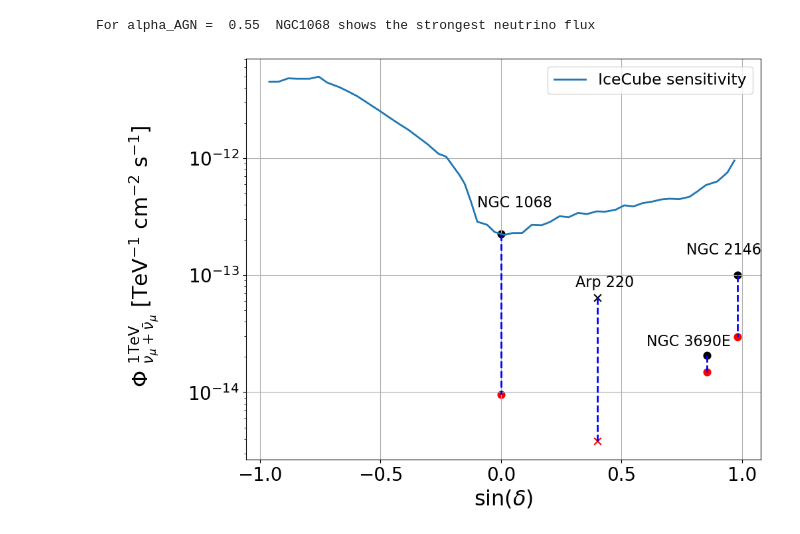
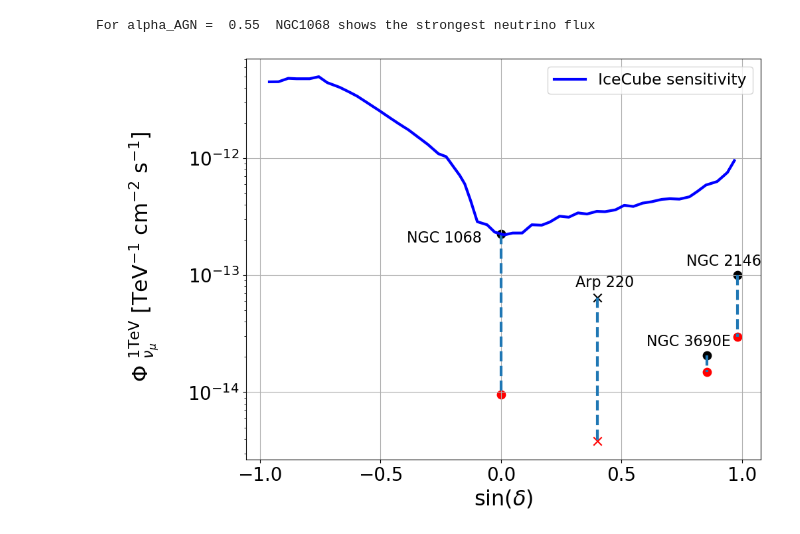
Before and after one commit to YarnoMerckx/neutrino-flux-GOALS-galaxies, a Jupyter notebook: Diffuse.ipynb, the cells around one changed output. Drawn from its saved outputs; the diff is of its cells as text; code cells hidden in the pictures.

```diff
--- a/Diffuse.ipynb
+++ b/Diffuse.ipynb
@@ -165,49 +156,48 @@ NGC2146_sindec = np.sin(np.deg2rad(NGC2146_dec))
 # %%
 plt.figure(figsize=(10,8), dpi= 100, facecolor='w', edgecolor='k')
 
-#f = InterpolatedUnivariateSpline(Sindec_IceCube_sens,Flux_IceCube_sens, k=1)
+plt.scatter(Arp220_sindec, Arp220_1*(1e3/pow(1e3,2)), marker = 'x', c= 'k', s = 80)
+plt.scatter(Arp220_sindec, Arp220_2*(1e3/pow(1e3,2)),marker = 'x', c= 'r',s = 80)
+plt.vlines(Arp220_sindec, ymin = Arp220_1*(1e3/pow(1e3,2)), ymax= Arp220_2*(1e3/pow(1e3,2)),linestyle = '--',linewidth =3, color= 'C0')
 
-plt.scatter(Arp220_sindec, Arp220_1*(1e3/pow(1e3,2)), marker = 'x', c= 'k', s = 60)
-plt.scatter(Arp220_sindec, Arp220_2*(1e3/pow(1e3,2)),marker = 'x', c= 'r',s = 60)
-plt.vlines(Arp220_sindec, ymin = Arp220_1*(1e3/pow(1e3,2)), ymax= Arp220_2*(1e3/pow(1e3,2)),linestyle = '--',linewidth =2, color= 'blue')
-
-plt.scatter(Arp299_sindec, Arp299_1*(1e3/pow(1e3,2)),marker = 'o', c= 'k', s= 60)
-plt.scatter(Arp299_sindec, Arp299_2*(1e3/pow(1e3,2)),marker = 'o', c= 'r', s= 60)
-plt.vlines(Arp299_sindec, ymin = Arp299_1*(1e3/pow(1e3,2)), ymax= Arp299_2*(1e3/pow(1e3,2)),linestyle = '--',linewidth =2, color= 'blue')
+plt.scatter(Arp299_sindec, Arp299_1*(1e3/pow(1e3,2)),marker = 'o', c= 'k', s= 80)
+plt.scatter(Arp299_sindec, Arp299_2*(1e3/pow(1e3,2)),marker = 'o', c= 'r', s= 80)
+plt.vlines(Arp299_sindec, ymin = Arp299_1*(1e3/pow(1e3,2)), ymax= Arp299_2*(1e3/pow(1e3,2)),linestyle = '--',linewidth =3, color= 'C0')
 
 
-plt.scatter(NGC2146_sindec,NGC2146_1*(1e3/pow(1e3,2)), marker =  'o', c= 'k',s = 60)
-plt.scatter(NGC2146_sindec,NGC2146_2*(1e3/pow(1e3,2)),marker = 'o', c= 'r', s= 60)
-plt.vlines(NGC2146_sindec,ymin = NGC2146_1*(1e3/pow(1e3,2)), ymax = NGC2146_2*(1e3/pow(1e3,2)),linestyle = '--',linewidth =2, color= 'blue')
+plt.scatter(NGC2146_sindec,NGC2146_1*(1e3/pow(1e3,2)), marker =  'o', c= 'k',s = 80)
+plt.scatter(NGC2146_sindec,NGC2146_2*(1e3/pow(1e3,2)),marker = 'o', c= 'r', s= 80)
+plt.vlines(NGC2146_sindec,ymin = NGC2146_1*(1e3/pow(1e3,2)), ymax = NGC2146_2*(1e3/pow(1e3,2)),linestyle = '--',linewidth =3, color= 'C0')
 
 
-plt.scatter(NGC1068_sindec,NGC1068_1*(1e3/pow(1e3,2)),marker= 'o',c = 'k', s= 60)
-plt.scatter(NGC1068_sindec,NGC1068_2*(1e3/pow(1e3,2)),marker= 'o',c = 'r', s= 60)
-plt.vlines(NGC1068_sindec,ymin = NGC1068_1*(1e3/pow(1e3,2)), ymax = NGC1068_2*(1e3/pow(1e3,2)),linewidth =2, linestyle = '--',color= 'blue')
+plt.scatter(NGC1068_sindec,NGC1068_1*(1e3/pow(1e3,2)),marker= 'o',c = 'k', s= 80)
+plt.scatter(NGC1068_sindec,NGC1068_2*(1e3/pow(1e3,2)),marker= 'o',c = 'r', s= 80)
+plt.vlines(NGC1068_sindec,ymin = NGC1068_1*(1e3/pow(1e3,2)), ymax = NGC1068_2*(1e3/pow(1e3,2)),linewidth =3, linestyle = '--',color= 'C0')
 
 
 plt.grid()
 plt.text(0.31, 8e-14, s= 'Arp 220',fontsize = 16)
-plt.text(0.77, 1.5e-13, s= 'NGC 2146',fontsize = 16)
-plt.text(-0.1, 3.8e-13, s= 'NGC 1068', fontsize = 16)
+plt.text(0.77, 1.2e-13, s= 'NGC 2146',fontsize = 16)
+#plt.text(-0.1, 3.8e-13, s= 'NGC 1068', fontsize = 16)
+plt.text(-0.39, 1.9e-13, s= 'NGC 1068', fontsize = 16)
+
 plt.text(Arp299_sindec-0.25, 2.5e-14, s= 'NGC 3690E',fontsize = 16)
 
 
-plt.plot(Sindec_IceCube_sens,Flux_IceCube_sens, label = 'IceCube sensitivity',linewidth = 2)
+plt.plot(Sindec_IceCube_sens,Flux_IceCube_sens, label = 'IceCube sensitivity',linewidth = 3, color = 'blue')
 #plt.plot(Sindec_IceCube2_sens,Flux_IceCube2_sens, label = 'IceCube-Gen2 sensitivity',linestyle = '--',linewidth = 2)
 
 
-#plt.ylim(3e-15,7e-12)
 plt.yscale('log')
 plt.xlabel('$\sin(\\delta$)',fontsize = 23)
-plt.ylabel('\n $\\Phi~^{\mathrm{1TeV}}_{\\nu_\\mu + \\bar{\\nu}_\\mu}$ [TeV$^{-1}$ cm$^{-2}$ s$^{-1}$] \n', fontsize = 23)
+plt.ylabel('\n $\\Phi~^{\mathrm{1TeV}}_{\\nu_\\mu }$ [TeV$^{-1}$ cm$^{-2}$ s$^{-1}$] \n', fontsize = 23)
 plt.yticks(fontsize = 20)
 plt.xticks([-1.00, -0.50 , 0.0, 0.50, 1.00 ],fontsize = 20)
 cb.set_label(label = '\n $\\langle \\alpha_{\\mathrm{AGN}} \\rangle$',weight='bold', fontsize = 20)
 plt.legend(fontsize = 17)
 plt.savefig("/Users/yarno/Documents/PhD/Pictures/Persource_variablegamma.pdf",bbox_inches="tight")
 # %% [output]
-[figure, old version]
+[figure, new version]
 # %%
 supernova_rate = df['Supernova rate [yr$^{-1}$] '].to_numpy('float')
 uncorr_supernova_rate = df['un-corr Supernova rate [yr$^{-1}$] '].to_numpy('float')
```
Also changed, not shown: parts of 8 cells of this notebook, 2 other files.
